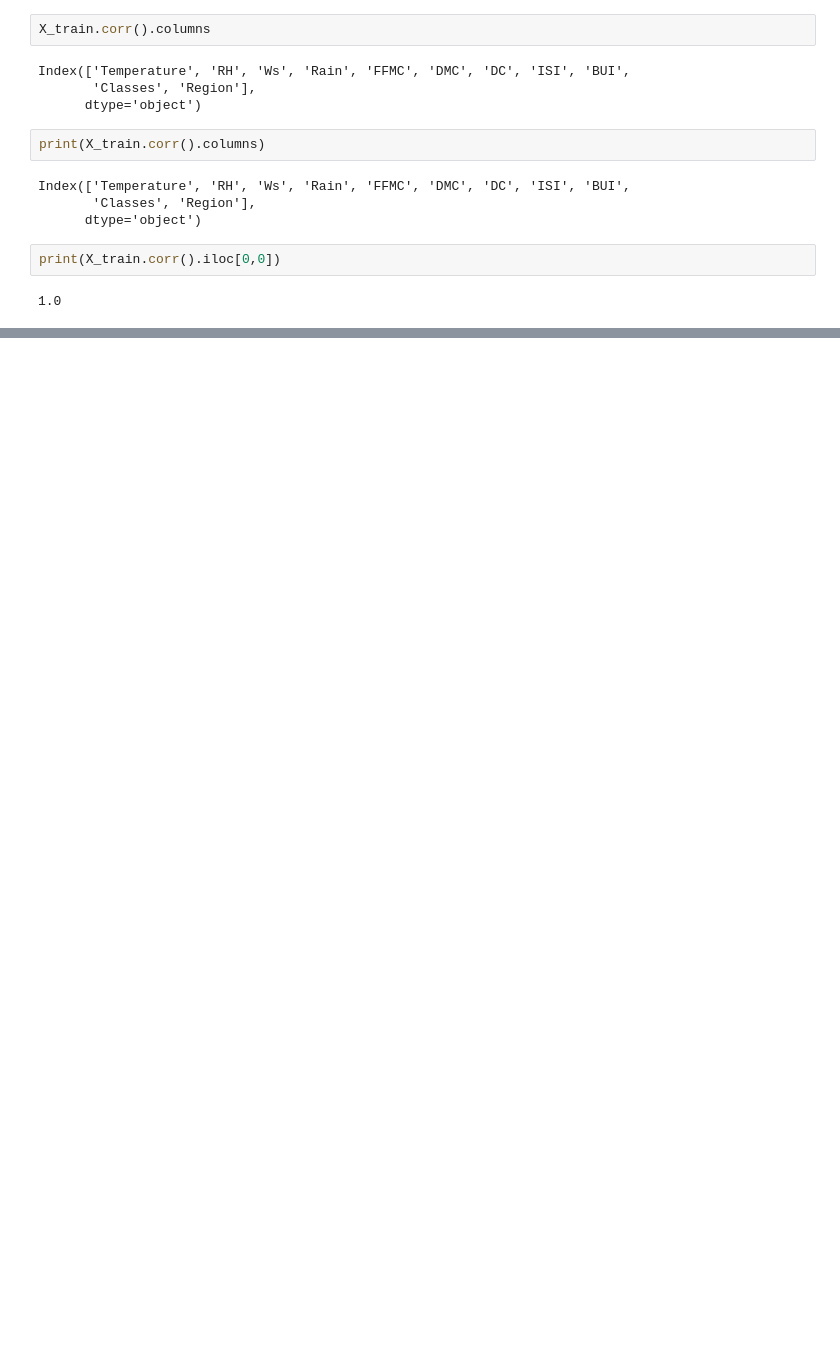
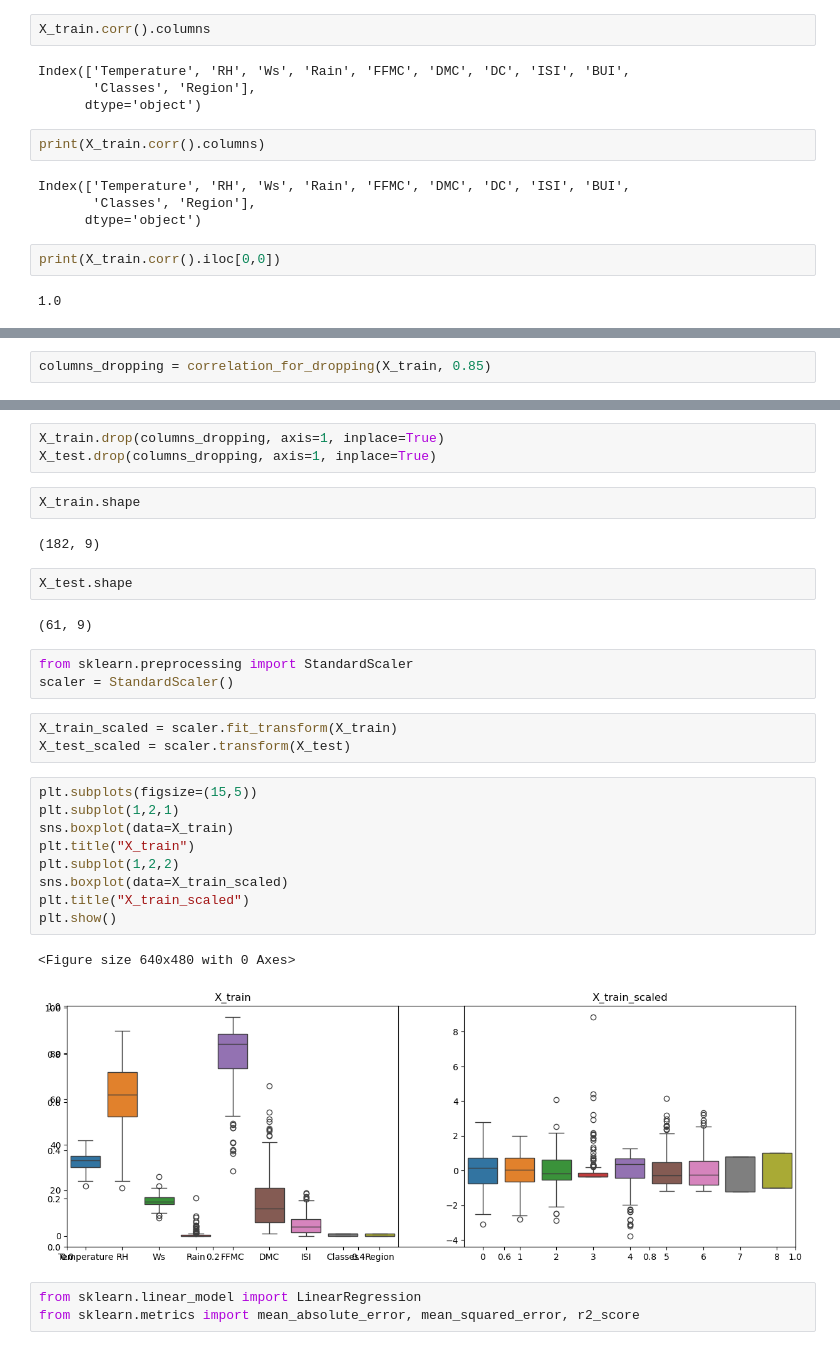
Before and after one commit to 10adem/DataScienceandMachineLearning, a Jupyter notebook: MakineOgrenmesi/4RidgeLassoElasticNet_AlgerianForestFiresDataset.ipynb, the cells around one changed output, grey strips where cells are left out. Cells and saved outputs as stored; diff of their text form; blank space fills up the shorter version.

```diff
--- a/MakineOgrenmesi/4RidgeLassoElasticNet_AlgerianForestFiresDataset.ipynb
+++ b/MakineOgrenmesi/4RidgeLassoElasticNet_AlgerianForestFiresDataset.ipynb
@@ -582,0 +575,2 @@ correlation_for_dropping(X_train, 0.15)
+# %%
+columns_dropping = correlation_for_dropping(X_train, 0.85)
@@ -582,0 +581,32 @@ correlation_for_dropping(X_train, 0.15)
+# %%
+X_train.drop(columns_dropping, axis=1, inplace=True)
+X_test.drop(columns_dropping, axis=1, inplace=True)
+# %%
+X_train.shape
+# %% [output]
+(182, 9)
+# %%
+X_test.shape
+# %% [output]
+(61, 9)
+# %%
+from sklearn.preprocessing import StandardScaler
+scaler = StandardScaler()
+# %%
+X_train_scaled = scaler.fit_transform(X_train)
+X_test_scaled = scaler.transform(X_test)
+# %%
+plt.subplots(figsize=(15,5))
+plt.subplot(1,2,1)
+sns.boxplot(data=X_train)
+plt.title("X_train")
+plt.subplot(1,2,2)
+sns.boxplot(data=X_train_scaled)
+plt.title("X_train_scaled")
+plt.show()
+# %% [output]
+<Figure size 640x480 with 0 Axes>
+[figure, added]
+# %%
+from sklearn.linear_model import LinearRegression
+from sklearn.metrics import mean_absolute_error, mean_squared_error, r2_score
```
Also changed, not shown: parts of 21 cells of this notebook.
